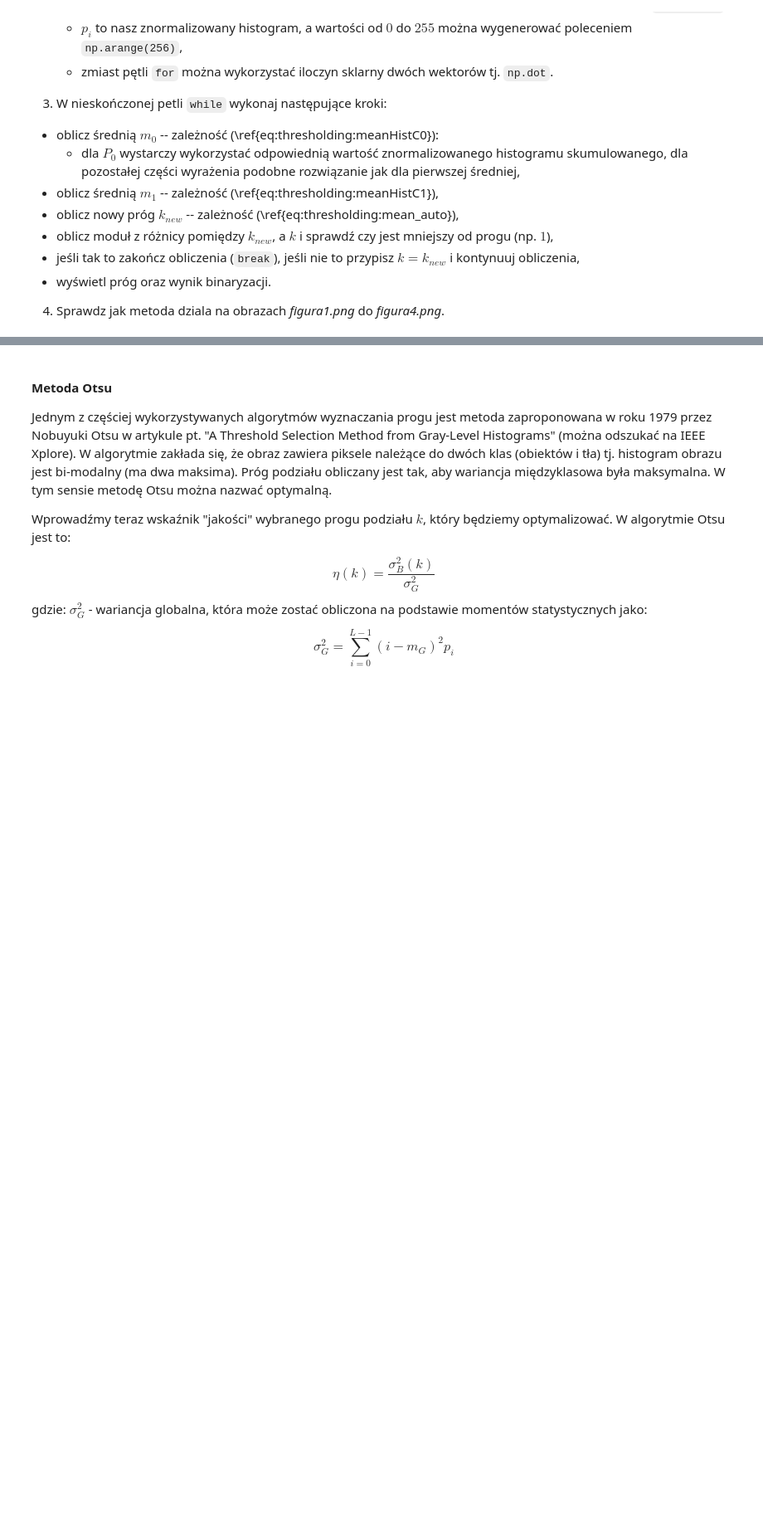
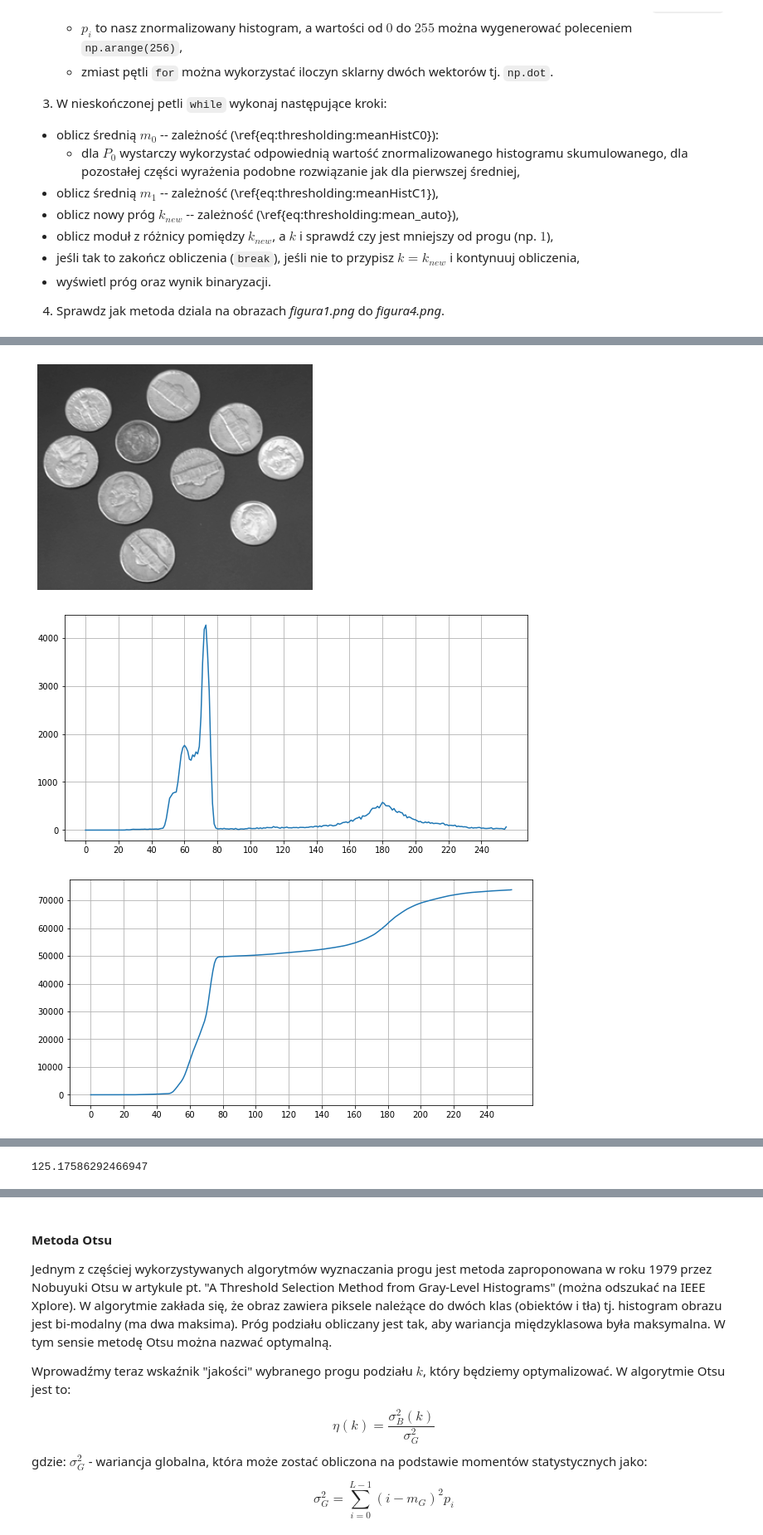
Before and after one commit to tostafin/image-processing-basics-labs, a Jupyter notebook: lab4/04_thresholding.ipynb, the cells around one changed output, grey strips where cells are left out. Shown at 83% size. Drawn from its saved outputs; the diff is of its cells as text; code cells hidden in the pictures; blank space fills up the shorter version.

```diff
--- a/lab4/04_thresholding.ipynb
+++ b/lab4/04_thresholding.ipynb
@@ -233,12 +239,3 @@ m_G = \sum_{i=0}^{L-1} ip_i
 - wyświetl próg oraz wynik binaryzacji.
 
 4. Sprawdz jak metoda dziala na obrazach _figura1.png_ do _figura4.png_.
-# %%
-# 1. and 2.
-I, H = plot_histogram("coins.png")
-CH = H.cumsum()
-plt.xticks(np.arange(0, 256, 20.0))
-plt.rcParams["figure.figsize"] = (10, 5)
-plt.grid()
-plt.plot(CH)
-plt.show()
@@ -248,0 +242,30 @@ plt.show()
+# %%
+def iterative_threshold(image_path):
+    I, H = plot_histogram(image_path)
+    CH = H.cumsum()
+    plt.xticks(np.arange(0, 256, 20.0))
+    plt.rcParams["figure.figsize"] = (10, 5)
+    plt.grid()
+    plt.plot(CH)
+    plt.show()
+
+    H = np.squeeze(H / I.size)
+    m_G = sum((i * H[i] for i in range(255)))
+    k = m_G
+    while True:
+        P_0 = sum((H[i] for i in range(int(k))))
+        m_0 = 1/P_0 * sum((i * H[i] for i in range(int(k))))
+        m_1 = 1/(1 - P_0) * sum((i * H[i] for i in range(int(k) + 1, 255)))
+        k_new = (m_0 + m_1) / 2
+        if abs(k_new - k) < 1:
+            break
+        k = k_new
+
+    binarize_image(I, k)
+    return k
+
+print(iterative_threshold("coins.png"))
+# %% [output]
+[figure, added]
+[figure, added]
+[figure, added]
@@ -248,0 +273 @@ plt.show()
+125.17586292466947
```
Also changed, not shown: parts of 8 cells of this notebook.
